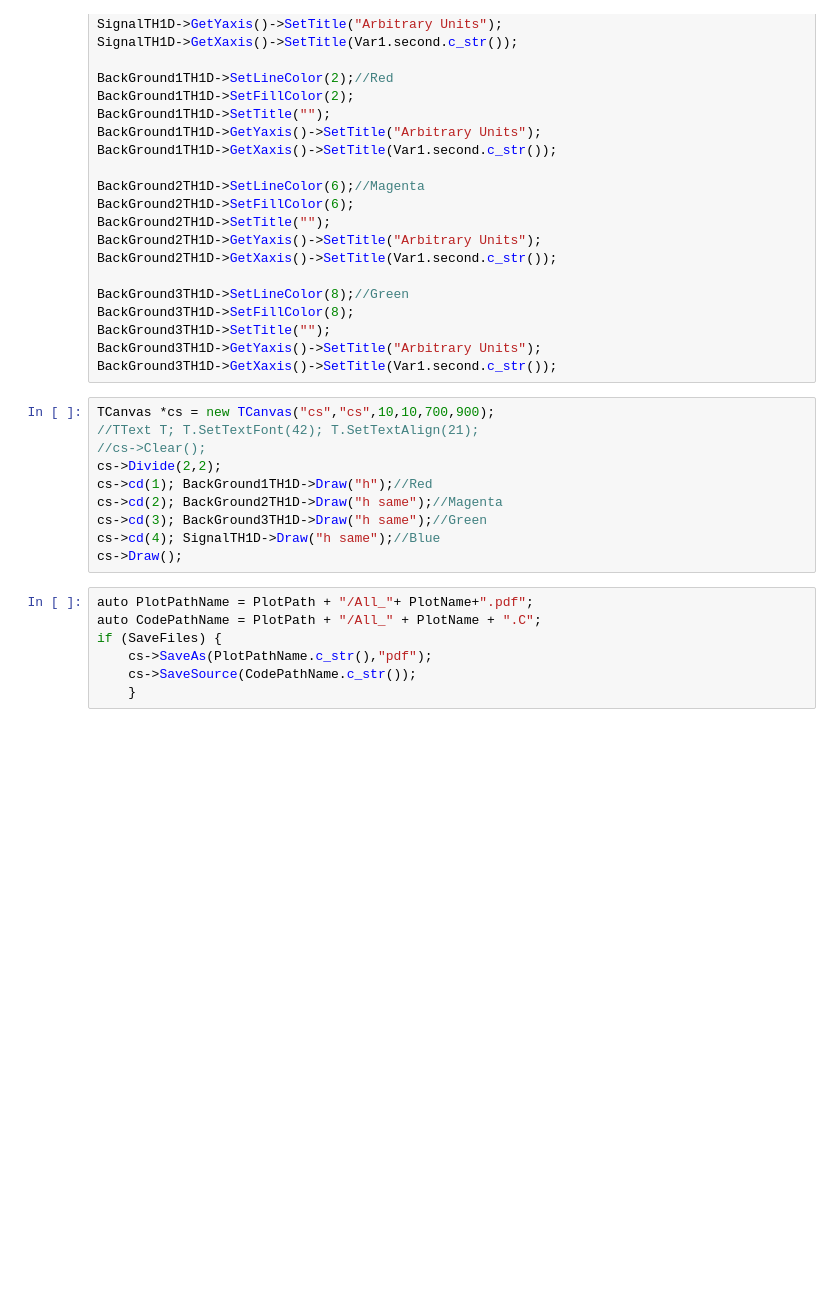
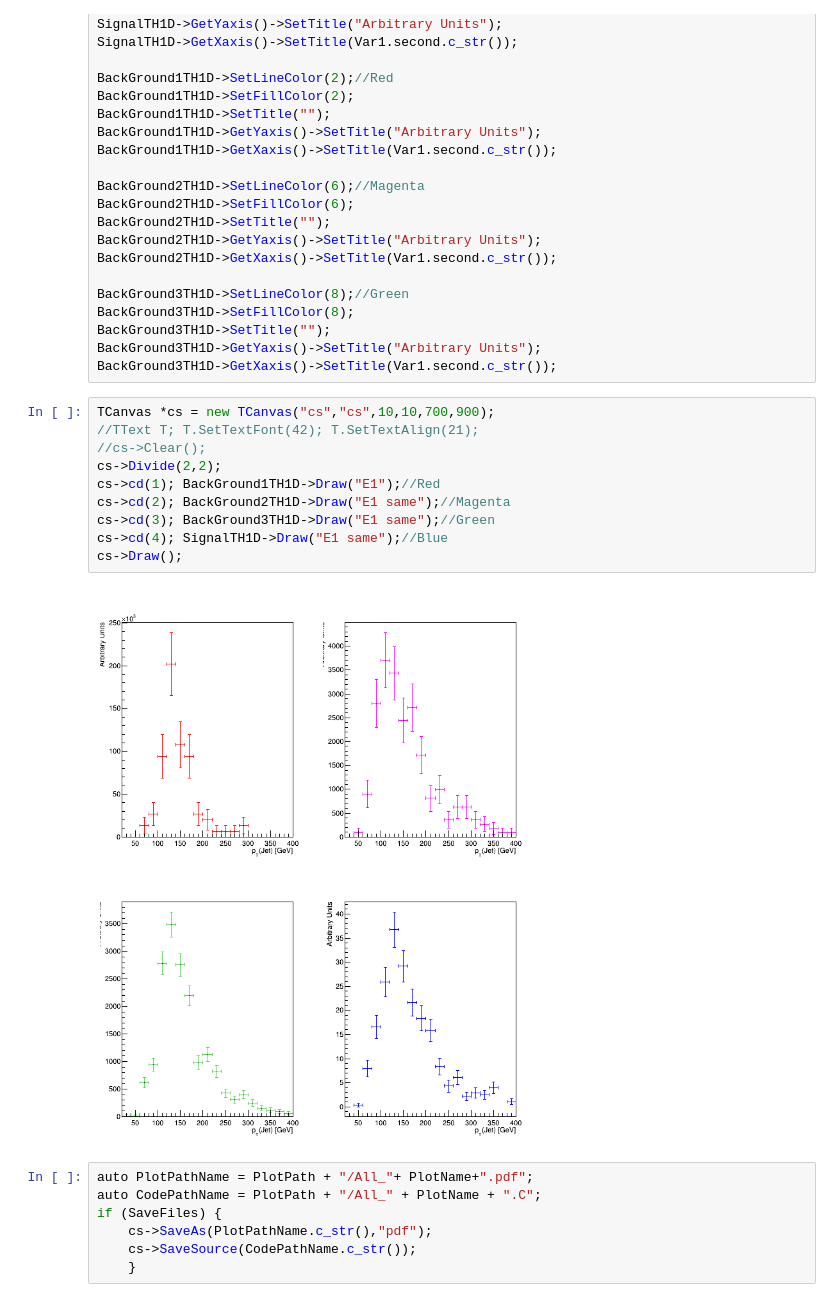
Before and after one commit to casfisica/VLF_Montecarlo_Ana, a Jupyter notebook: scripts/Significance_Analyzer_To_Tesis.ipynb, the cells around one changed output. Cells and saved outputs as stored; diff of their text form; blank space fills up the shorter version.

```diff
--- a/scripts/Significance_Analyzer_To_Tesis.ipynb
+++ b/scripts/Significance_Analyzer_To_Tesis.ipynb
@@ -372,13 +399,15 @@ BackGround3TH1D->GetXaxis()->SetTitle(Var1.second.c_str());
 # %%
 TCanvas *cs = new TCanvas("cs","cs",10,10,700,900);
 //TText T; T.SetTextFont(42); T.SetTextAlign(21);
 //cs->Clear();
 cs->Divide(2,2);
-cs->cd(1); BackGround1TH1D->Draw("h");//Red
-cs->cd(2); BackGround2TH1D->Draw("h same");//Magenta
-cs->cd(3); BackGround3TH1D->Draw("h same");//Green
-cs->cd(4); SignalTH1D->Draw("h same");//Blue
+cs->cd(1); BackGround1TH1D->Draw("E1");//Red
+cs->cd(2); BackGround2TH1D->Draw("E1 same");//Magenta
+cs->cd(3); BackGround3TH1D->Draw("E1 same");//Green
+cs->cd(4); SignalTH1D->Draw("E1 same");//Blue
 cs->Draw();
+# %% [output]
+[figure, added]
 # %%
 auto PlotPathName = PlotPath + "/All_"+ PlotName+".pdf";
 auto CodePathName = PlotPath + "/All_" + PlotName + ".C";
```
Also changed, not shown: parts of 26 cells of this notebook, 1 other file.
